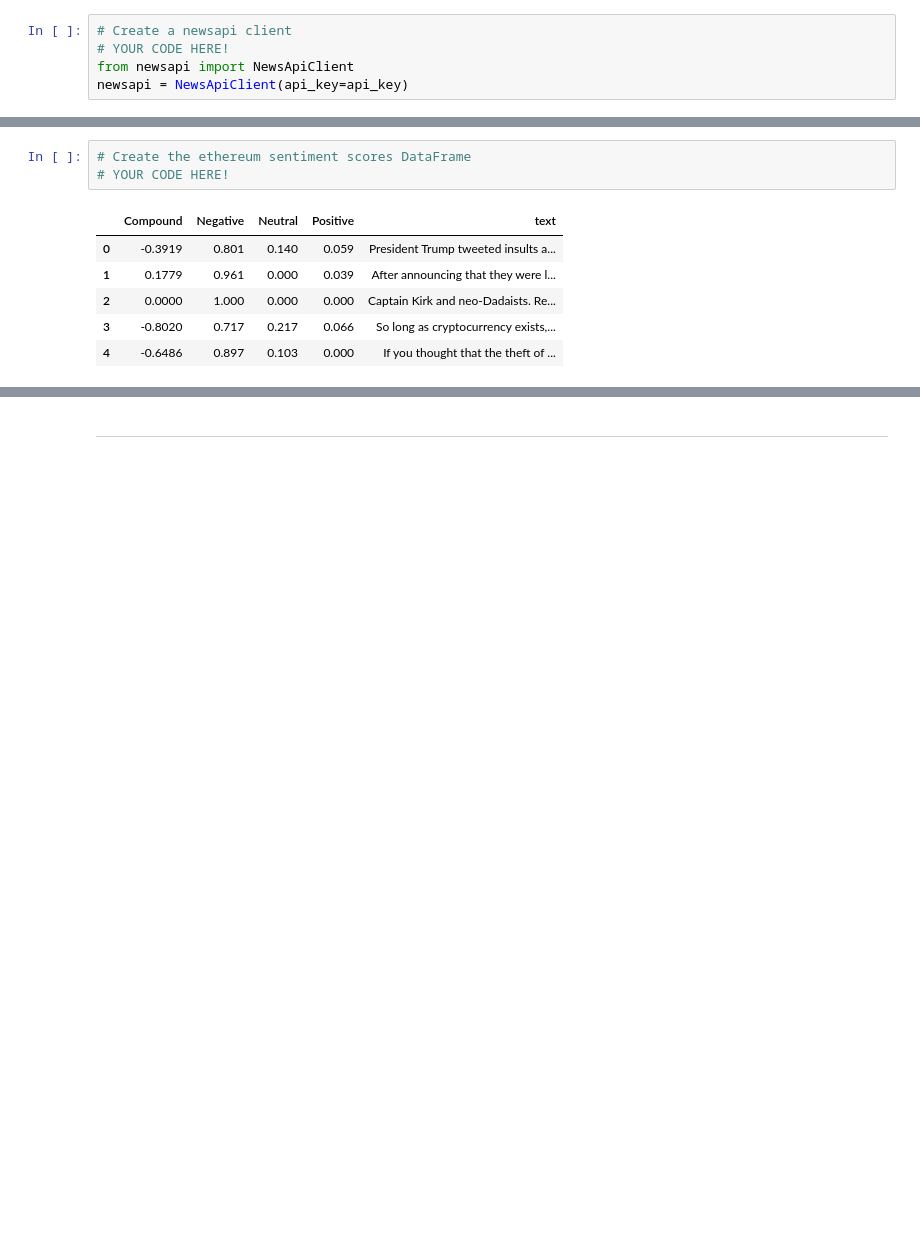
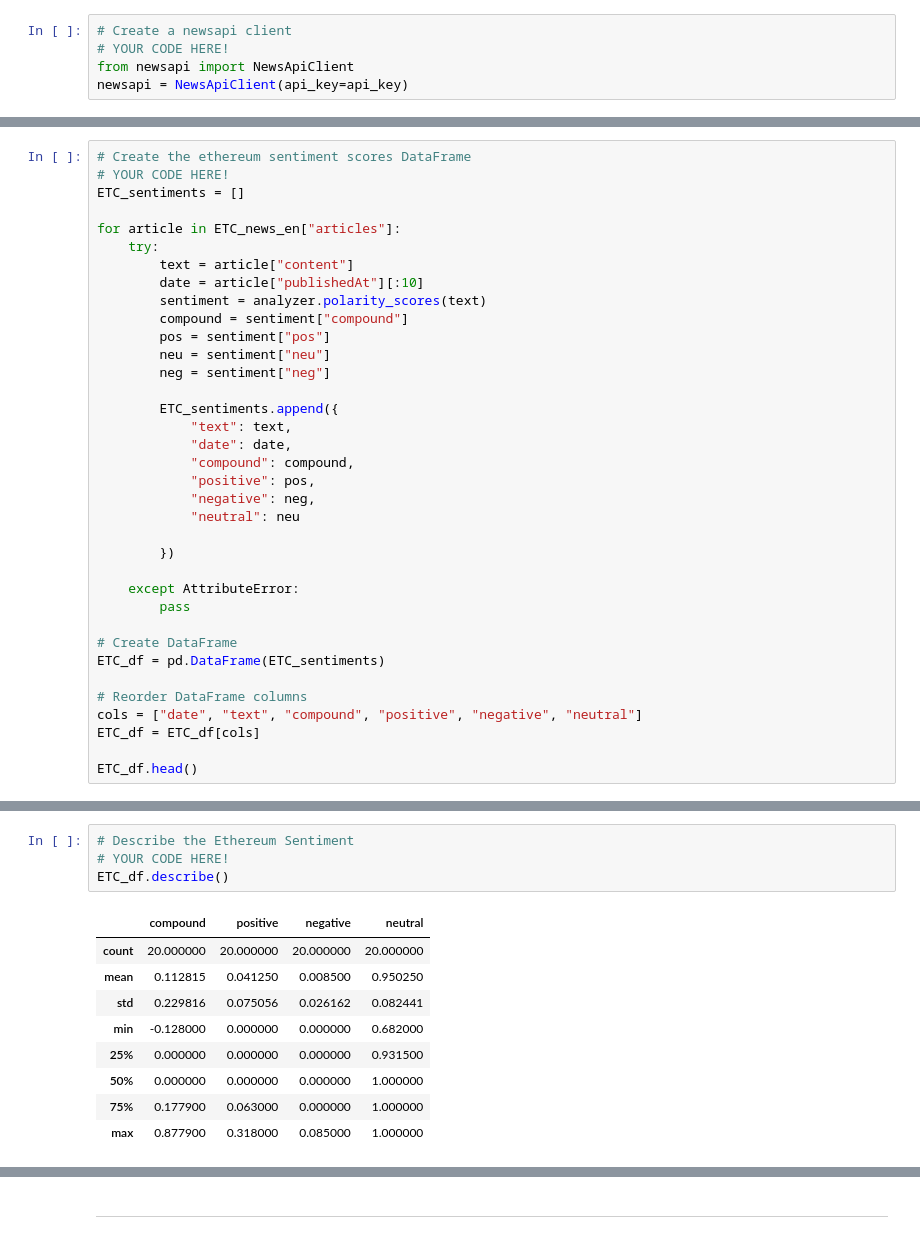
Before and after one commit to anti31415/homework12_NLP, a Jupyter notebook: Starter_Code/crypto_sentiment.ipynb, the cells around one changed output, grey strips where cells are left out. Drawn from its saved outputs; the diff is of its cells as text; blank space fills up the shorter version.

```diff
--- a/Starter_Code/crypto_sentiment.ipynb
+++ b/Starter_Code/crypto_sentiment.ipynb
@@ -55,0 +99,36 @@ ETC_news_en["totalResults"]
+# %%
+# Create the ethereum sentiment scores DataFrame
+# YOUR CODE HERE!
+ETC_sentiments = []
+
+for article in ETC_news_en["articles"]:
+    try:
+        text = article["content"]
+        date = article["publishedAt"][:10]
+        sentiment = analyzer.polarity_scores(text)
+        compound = sentiment["compound"]
+        pos = sentiment["pos"]
+        neu = sentiment["neu"]
+        neg = sentiment["neg"]
+
+        ETC_sentiments.append({
+            "text": text,
+            "date": date,
+            "compound": compound,
+            "positive": pos,
+            "negative": neg,
+            "neutral": neu
+
+        })
+
+    except AttributeError:
+        pass
+
+# Create DataFrame
+ETC_df = pd.DataFrame(ETC_sentiments)
+
+# Reorder DataFrame columns
+cols = ["date", "text", "compound", "positive", "negative", "neutral"]
+ETC_df = ETC_df[cols]
+
+ETC_df.head()
@@ -66,10 +156,14 @@ ETC_news_en["totalResults"]
 # %%
-# Create the ethereum sentiment scores DataFrame
+# Describe the Ethereum Sentiment
 # YOUR CODE HERE!
+ETC_df.describe()
 # %% [output]
-|  | Compound | Negative | Neutral | Positive | text |
-| 0 | -0.3919 | 0.801 | 0.140 | 0.059 | President Trump tweeted insults a... |
-| 1 | 0.1779 | 0.961 | 0.000 | 0.039 | After announcing that they were l... |
-| 2 | 0.0000 | 1.000 | 0.000 | 0.000 | Captain Kirk and neo-Dadaists. Re... |
-| 3 | -0.8020 | 0.717 | 0.217 | 0.066 | So long as cryptocurrency exists,... |
-| 4 | -0.6486 | 0.897 | 0.103 | 0.000 | If you thought that the theft of ... |
+|  | compound | positive | negative | neutral |
+| count | 20.000000 | 20.000000 | 20.000000 | 20.000000 |
+| mean | 0.112815 | 0.041250 | 0.008500 | 0.950250 |
+| std | 0.229816 | 0.075056 | 0.026162 | 0.082441 |
+| min | -0.128000 | 0.000000 | 0.000000 | 0.682000 |
+| 25% | 0.000000 | 0.000000 | 0.000000 | 0.931500 |
+| 50% | 0.000000 | 0.000000 | 0.000000 | 1.000000 |
+| 75% | 0.177900 | 0.063000 | 0.000000 | 1.000000 |
+| max | 0.877900 | 0.318000 | 0.085000 | 1.000000 |
```
Also changed, not shown: parts of 35 cells of this notebook.
